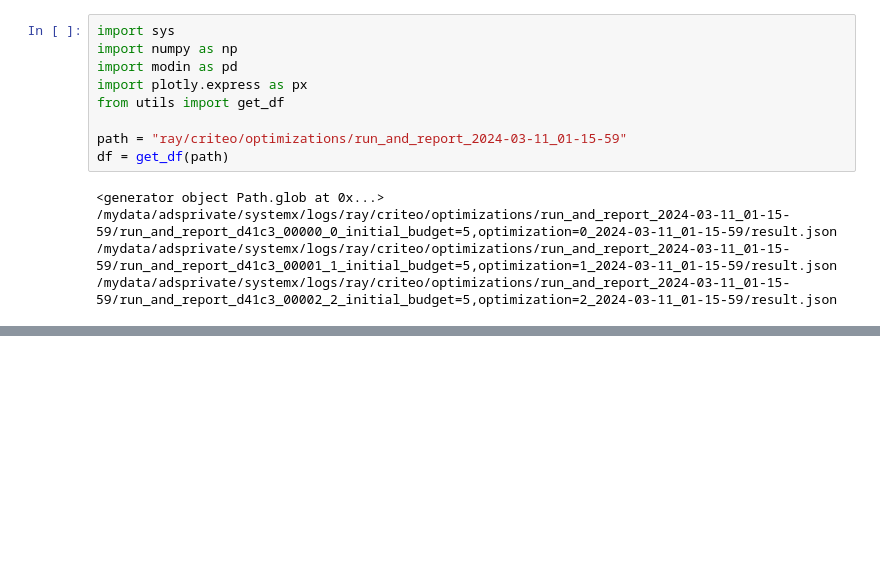
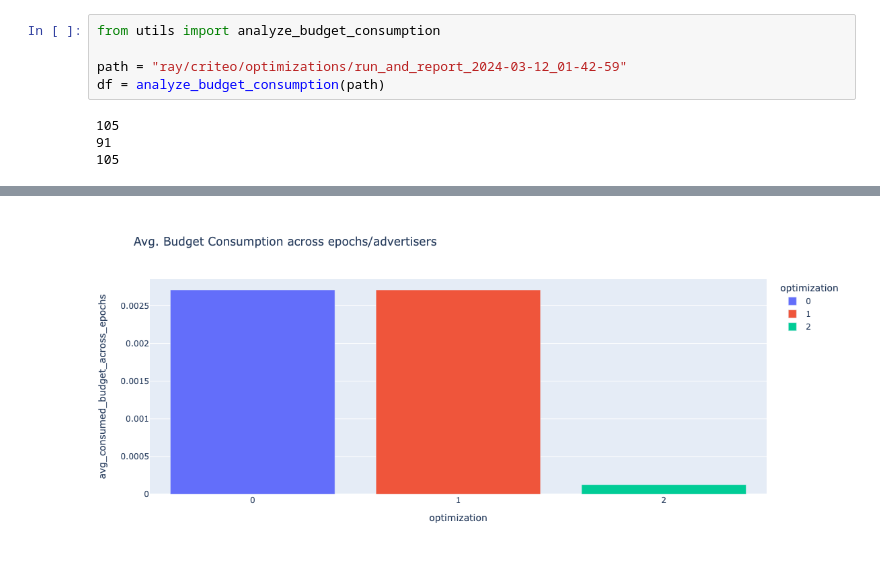
Before and after one commit to columbia/cookiemonster, a Jupyter notebook: systemx/notebooks/analysis.ipynb, the cells around one changed output, grey strips where cells are left out. Saved outputs shown, nothing was run; the diff lists cells and outputs as text; blank space fills up the shorter version.

```diff
--- a/systemx/notebooks/analysis.ipynb
+++ b/systemx/notebooks/analysis.ipynb
@@ -4,14 +7,9 @@
 # %%
-import sys
-import numpy as np
-import modin as pd
-import plotly.express as px
-from utils import get_df
+from utils import analyze_budget_consumption
 
-path = "ray/criteo/optimizations/run_and_report_2024-03-11_01-15-59"
-df = get_df(path)
+path = "ray/criteo/optimizations/run_and_report_2024-03-12_01-42-59"
+df = analyze_budget_consumption(path)
 # %% [output]
-<generator object Path.glob at 0x...>
-/mydata/adsprivate/systemx/logs/ray/criteo/optimizations/run_and_report_2024-03-11_01-15-59/run_and_report_d41c3_00000_0_initial_budget=5,optimization=0_2024-03-11_01-15-59/result.json
-/mydata/adsprivate/systemx/logs/ray/criteo/optimizations/run_and_report_2024-03-11_01-15-59/run_and_report_d41c3_00001_1_initial_budget=5,optimization=1_2024-03-11_01-15-59/result.json
-/mydata/adsprivate/systemx/logs/ray/criteo/optimizations/run_and_report_2024-03-11_01-15-59/run_and_report_d41c3_00002_2_initial_budget=5,optimization=2_2024-03-11_01-15-59/result.json
+105
+91
+105
@@ -22 +16,2 @@ df = get_df(path)
+[figure, added]
 # %%
```
Also changed, not shown: parts of 9 cells of this notebook, 8 other files.
